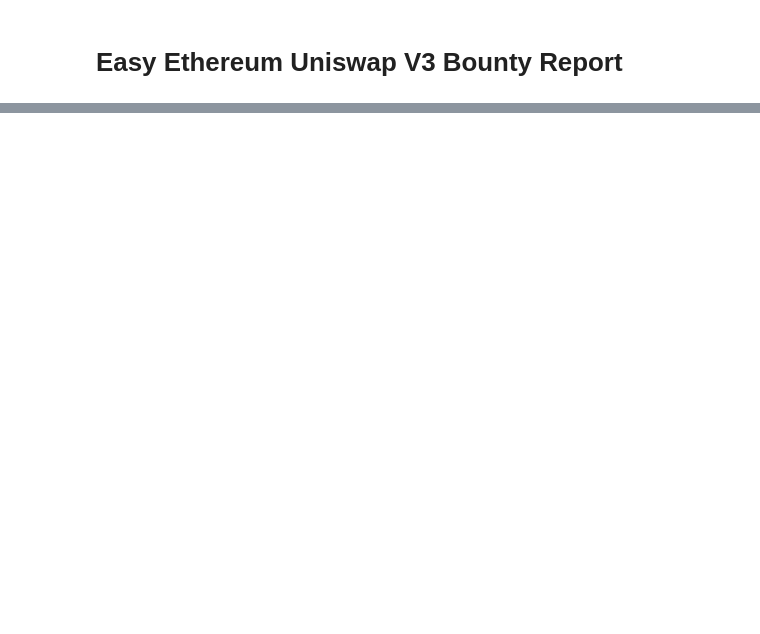
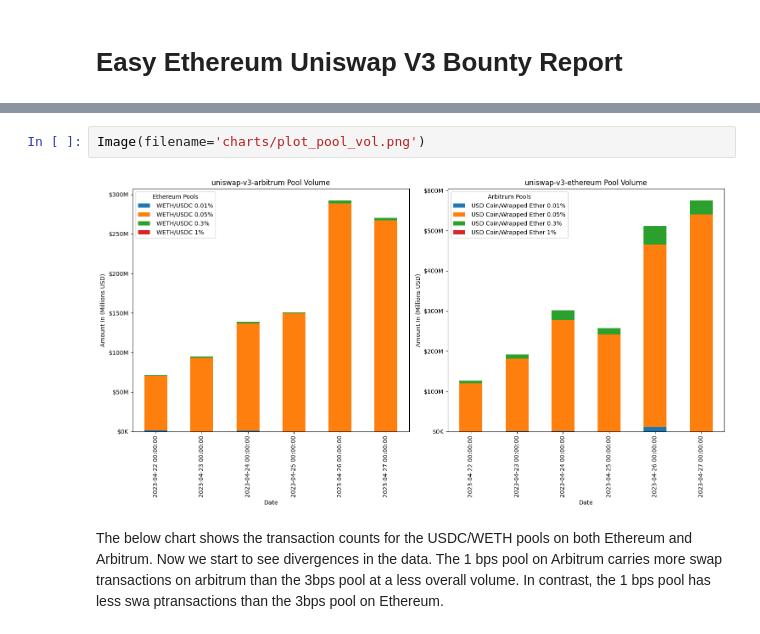
Before and after one commit to Evan-Kim2028/metricsdao_univ3_usdc_bounty, a Jupyter notebook: easy_ethereum_univ3_report.ipynb, the cells around one changed output, grey strips where cells are left out. Saved outputs shown, nothing was run; the diff lists cells and outputs as text; blank space fills up the shorter version.

```diff
--- a/easy_ethereum_univ3_report.ipynb
+++ b/easy_ethereum_univ3_report.ipynb
@@ -3 +26,7 @@
+# %%
+Image(filename='charts/plot_pool_vol.png')
+# %% [output]
+[figure, added]
+# %% [markdown]
+The below chart shows the transaction counts for the USDC/WETH pools on both Ethereum and Arbitrum. Now we start to see divergences in the data. The 1 bps pool on Arbitrum carries more swap transactions on arbitrum than the 3bps pool at a less overall volume. In contrast, the 1 bps pool has less swa ptransactions than the 3bps pool on Ethereum.
 # %%
```
Also changed, not shown: parts of 11 cells of this notebook, 10 other files.
